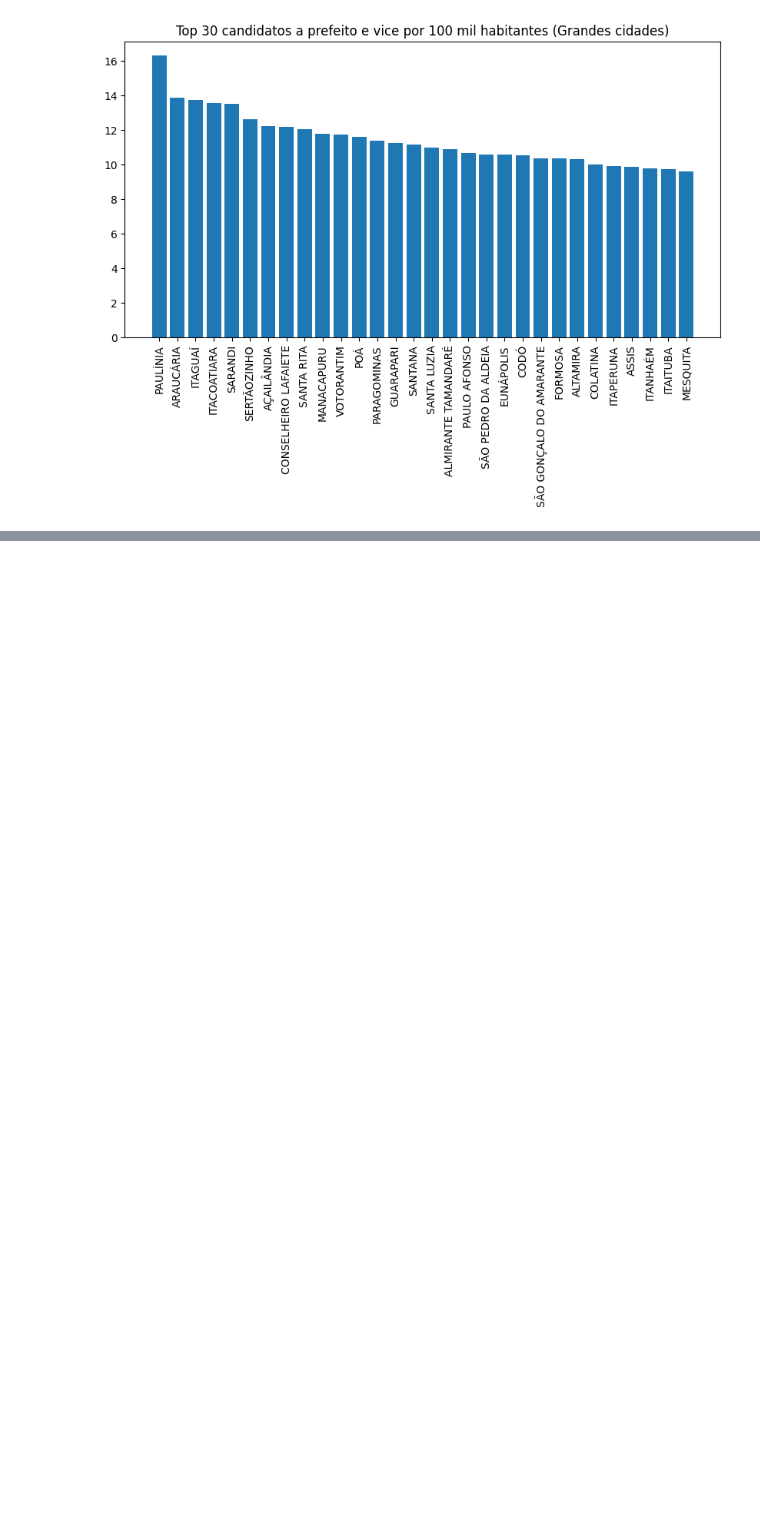
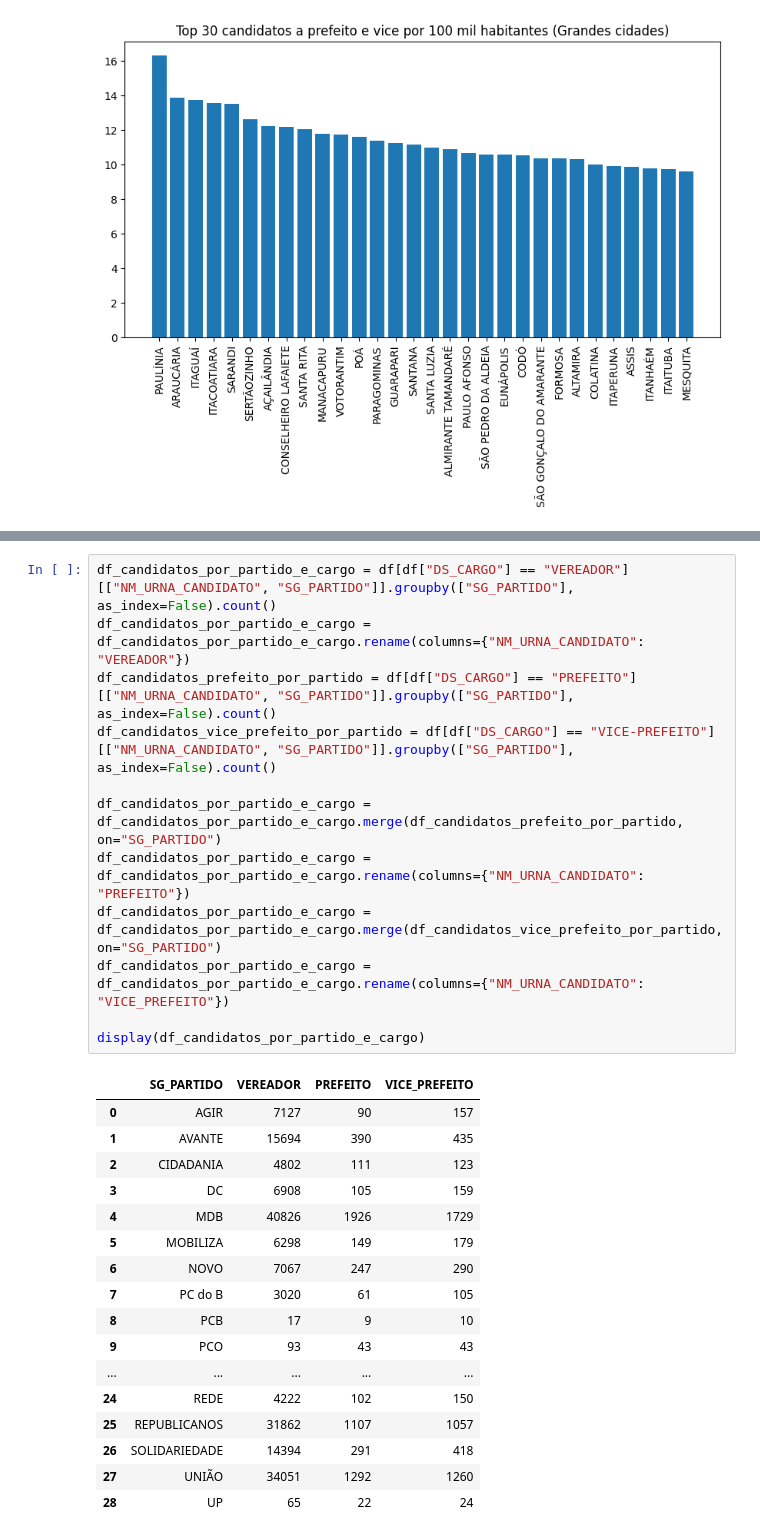
Before and after one commit to nfmmendes/eleicoes-2024-brasil, a Jupyter notebook: Eleições 2024.ipynb, the cells around one changed output, grey strips where cells are left out. Drawn from its saved outputs; the diff is of its cells as text; blank space fills up the shorter version.

```diff
--- a/Eleições 2024.ipynb
+++ b/Eleições 2024.ipynb
@@ -159,0 +205,30 @@ ValueError: shape mismatch: objects cannot be broadcast to a single shape
+# %%
+df_candidatos_por_partido_e_cargo = df[df["DS_CARGO"] == "VEREADOR"][["NM_URNA_CANDIDATO", "SG_PARTIDO"]].groupby(["SG_PARTIDO"], as_index=False).count()
+df_candidatos_por_partido_e_cargo = df_candidatos_por_partido_e_cargo.rename(columns={"NM_URNA_CANDIDATO": "VEREADOR"})
+df_candidatos_prefeito_por_partido = df[df["DS_CARGO"] == "PREFEITO"][["NM_URNA_CANDIDATO", "SG_PARTIDO"]].groupby(["SG_PARTIDO"], as_index=False).count()
+df_candidatos_vice_prefeito_por_partido = df[df["DS_CARGO"] == "VICE-PREFEITO"][["NM_URNA_CANDIDATO", "SG_PARTIDO"]].groupby(["SG_PARTIDO"], as_index=False).count()
+
+df_candidatos_por_partido_e_cargo = df_candidatos_por_partido_e_cargo.merge(df_candidatos_prefeito_por_partido, on="SG_PARTIDO")
+df_candidatos_por_partido_e_cargo = df_candidatos_por_partido_e_cargo.rename(columns={"NM_URNA_CANDIDATO": "PREFEITO"})
+df_candidatos_por_partido_e_cargo = df_candidatos_por_partido_e_cargo.merge(df_candidatos_vice_prefeito_por_partido, on="SG_PARTIDO")
+df_candidatos_por_partido_e_cargo = df_candidatos_por_partido_e_cargo.rename(columns={"NM_URNA_CANDIDATO": "VICE_PREFEITO"})
+
+display(df_candidatos_por_partido_e_cargo)
+# %% [output]
+|  | SG_PARTIDO | VEREADOR | PREFEITO | VICE_PREFEITO |
+| 0 | AGIR | 7127 | 90 | 157 |
+| 1 | AVANTE | 15694 | 390 | 435 |
+| 2 | CIDADANIA | 4802 | 111 | 123 |
+| 3 | DC | 6908 | 105 | 159 |
+| 4 | MDB | 40826 | 1926 | 1729 |
+| 5 | MOBILIZA | 6298 | 149 | 179 |
+| 6 | NOVO | 7067 | 247 | 290 |
+| 7 | PC do B | 3020 | 61 | 105 |
+| 8 | PCB | 17 | 9 | 10 |
+| 9 | PCO | 93 | 43 | 43 |
+| ... | ... | ... | ... | ... |
+| 24 | REDE | 4222 | 102 | 150 |
+| 25 | REPUBLICANOS | 31862 | 1107 | 1057 |
+| 26 | SOLIDARIEDADE | 14394 | 291 | 418 |
+| 27 | UNIÃO | 34051 | 1292 | 1260 |
+| 28 | UP | 65 | 22 | 24 |
```
Also changed, not shown: parts of 5 cells of this notebook.
